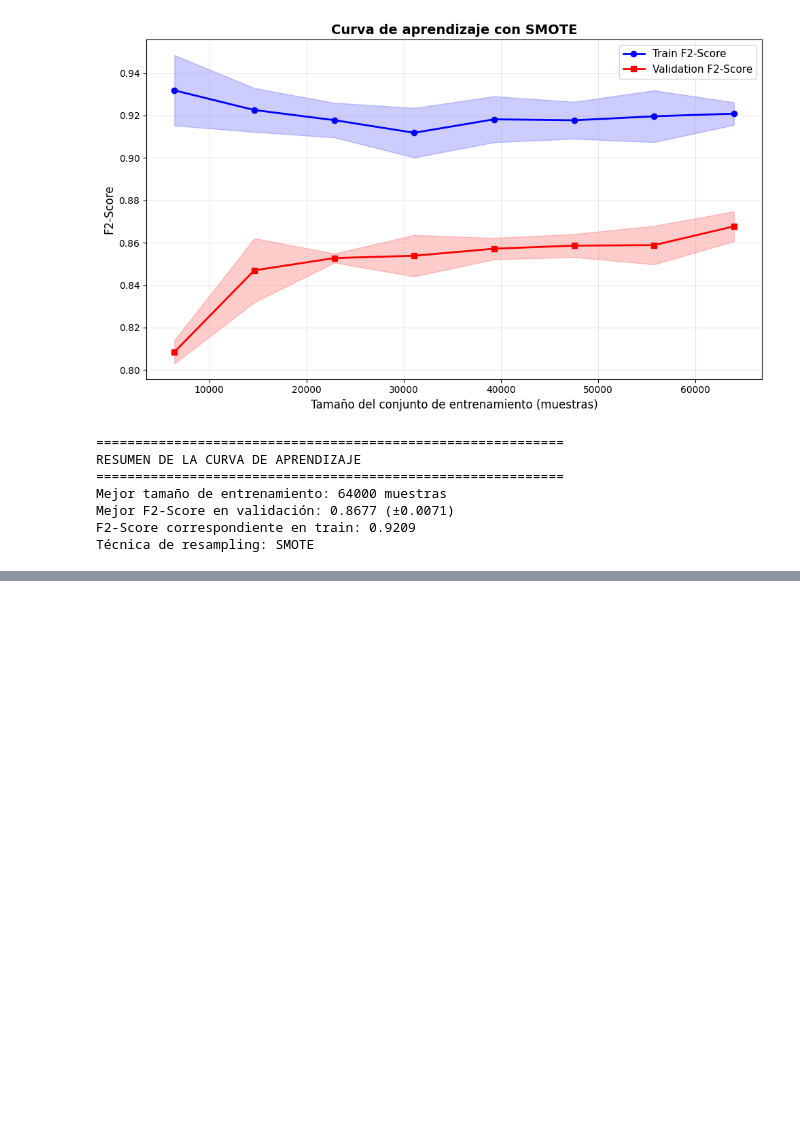
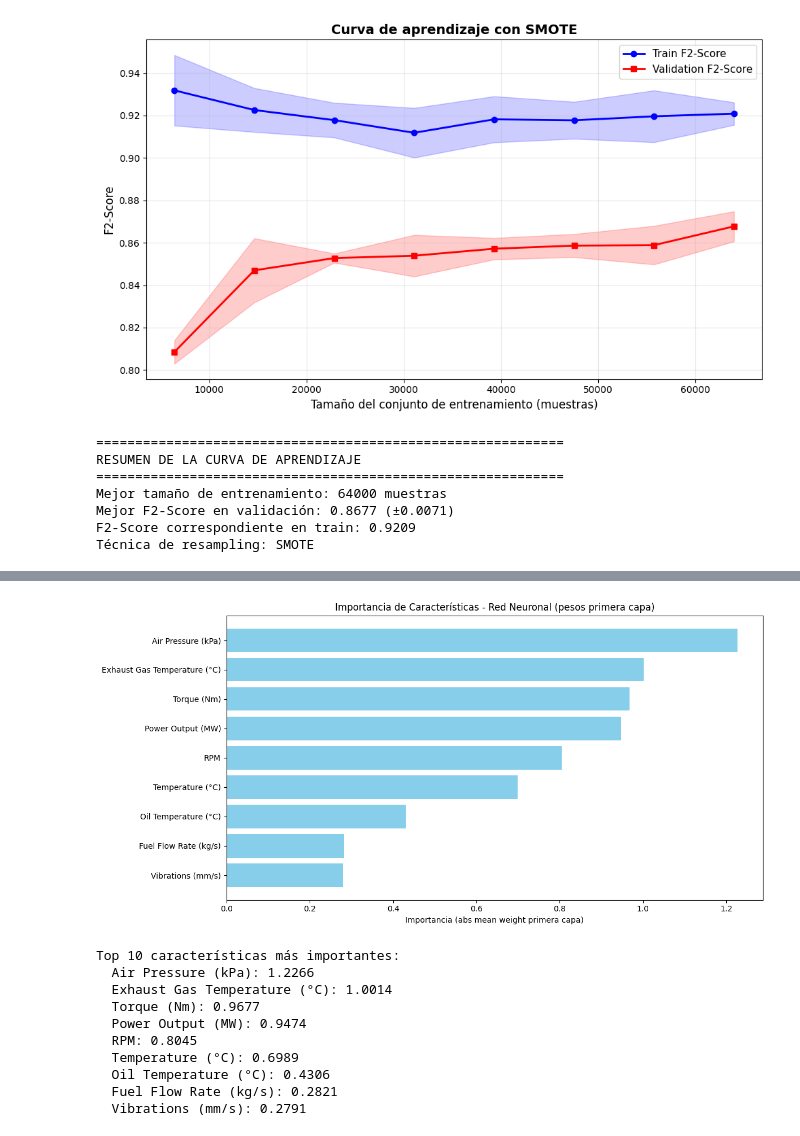
Before and after one commit to HadrianC-hub/Machine-Learning-Project, a Jupyter notebook: src/probl1_NN.ipynb, the cells around one changed output, grey strips where cells are left out. Drawn from its saved outputs; the diff is of its cells as text; code cells hidden in the pictures; blank space fills up the shorter version.

```diff
--- a/src/probl1_NN.ipynb
+++ b/src/probl1_NN.ipynb
@@ -660,0 +760,70 @@ Técnica de resampling: SMOTE
+# %%
+# Obtenemos el modelo entrenado
+nn_model = final_pipeline.named_steps['clf']
+
+
+# Método 1: Pesos de la primera capa (aproximación)
+if hasattr(nn_model, 'coefs_') and len(nn_model.coefs_) > 0:
+    # Tomamos los pesos de la primera capa
+    first_layer_weights = nn_model.coefs_[0]  # Shape: (n_features, n_neurons)
+
+    # Calculamos importancia como el promedio absoluto de los pesos por característica
+    feature_importance = np.abs(first_layer_weights).mean(axis=1)
+
+    feature_names = X_train.columns.to_list()
+
+    sorted_idx = np.argsort(feature_importance)
+    sorted_features = [feature_names[i] for i in sorted_idx]
+    sorted_importance = feature_importance[sorted_idx]
+
+    plt.figure(figsize=(12, 6))
+    plt.barh(range(len(sorted_importance)), sorted_importance, color='skyblue')
+    plt.yticks(range(len(sorted_features)), sorted_features)
+    plt.xlabel('Importancia (abs mean weight primera capa)')
+    plt.title('Importancia de Características - Red Neuronal (pesos primera capa)')
+    plt.tight_layout()
+    plt.show()
+
+    print("\nTop 10 características más importantes:")
+    top_10_idx = np.argsort(feature_importance)[-10:][::-1]
+    for idx in top_10_idx:
+        print(f"  {feature_names[idx]}: {feature_importance[idx]:.4f}")
+else:
+    print("No se pudieron extraer pesos de la red neuronal.")
+
+    # Método alternativo: Usar el módulo de Permutation Importance
+    from sklearn.inspection import permutation_importance
+
+    result = permutation_importance(
+        final_pipeline, X_test, y_test,
+        n_repeats=10,
+        random_state=42,
+        scoring=f2_scorer
+    )
+
+    feature_importance = result.importances_mean
+    feature_names = X_train.columns.to_list()
+
+    sorted_idx = np.argsort(feature_importance)
+    sorted_features = [feature_names[i] for i in sorted_idx]
+    sorted_importance = feature_importance[sorted_idx]
+
+    plt.figure(figsize=(12, 6))
+    plt.barh(range(len(sorted_importance)), sorted_importance, color='lightgreen')
+    plt.yticks(range(len(sorted_features)), sorted_features)
+    plt.xlabel('Importancia (disminución en F2-Score)')
+    plt.title('Importancia de Características - Permutation Importance')
+    plt.tight_layout()
+    plt.show()
+# %% [output]
+[figure, added]
+Top 10 características más importantes:
+  Air Pressure (kPa): 1.2266
+  Exhaust Gas Temperature (°C): 1.0014
+  Torque (Nm): 0.9677
+  Power Output (MW): 0.9474
+  RPM: 0.8045
+  Temperature (°C): 0.6989
+  Oil Temperature (°C): 0.4306
+  Fuel Flow Rate (kg/s): 0.2821
+  Vibrations (mm/s): 0.2791
```
Also changed, not shown: parts of 5 cells of this notebook.
